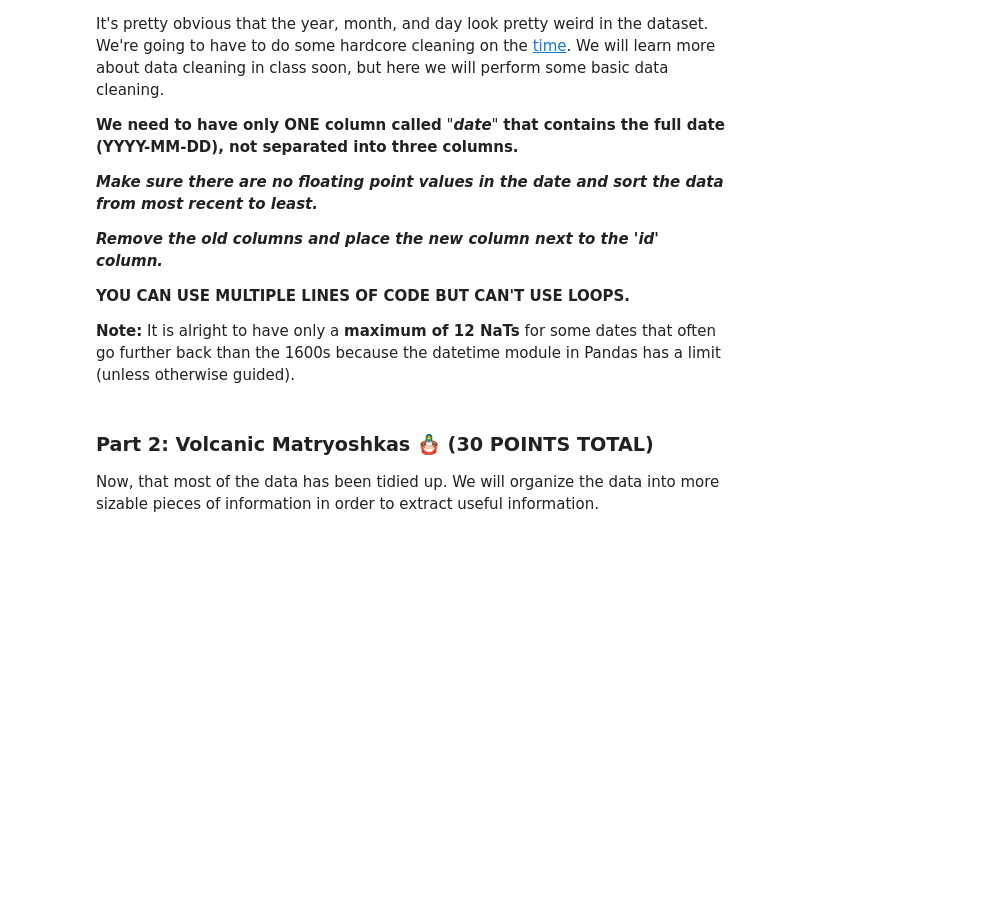
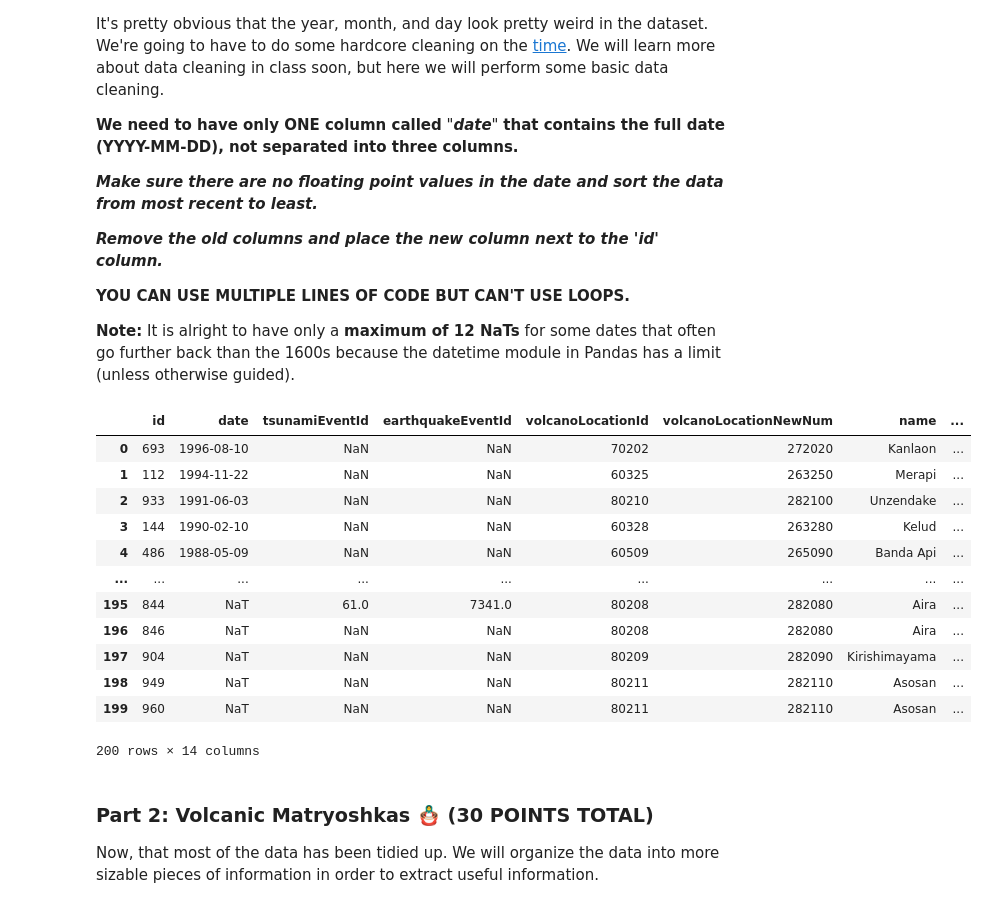
Before and after one commit to lvo123/CMSC320-Assignment-1-Dr.Alam, a Jupyter notebook: CMSC320_HW1_Fall2024.ipynb, the cells around one changed output. Saved outputs shown, nothing was run; the diff lists cells and outputs as text; code cells hidden in the pictures; blank space fills up the shorter version.

```diff
--- a/CMSC320_HW1_Fall2024.ipynb
+++ b/CMSC320_HW1_Fall2024.ipynb
@@ -196,3 +237,40 @@ new_df
+# %%
+# REMOVE THIS COMMENT AND ANSWER STARTING HERE
+# Convert year, month, and day columns to integer, replacing NaNs with 1
+new_df['year'] = new_df['year'].fillna(1).astype(int)
+new_df['month'] = new_df['month'].fillna(1).astype(int)
+new_df['day'] = new_df['day'].fillna(1).astype(int)
+
+# Create the 'date' column by merging year, month, and day
+new_df['date'] = pd.to_datetime(new_df[['year', 'month', 'day']], errors='coerce')
+
+# Drop the old year, month, and day columns
+new_df = new_df.drop(columns=['year', 'month', 'day'])
+
+# Move 'date' column next to 'id'
+columns = list(new_df.columns)
+columns.insert(columns.index('id') + 1, columns.pop(columns.index('date')))
+new_df = new_df[columns]
+
+# Sort by 'date' from most recent to least
+new_df = new_df.sort_values(by='date', ascending=False).reset_index(drop=True)
+
+# KEEP THIS. It will display the whole dataframe.
+new_df
+# %% [output]
+|  | id | date | tsunamiEventId | earthquakeEventId | volcanoLocationId | volcanoLocationNewNum | name | ... |
+| 0 | 693 | 1996-08-10 | NaN | NaN | 70202 | 272020 | Kanlaon | ... |
+| 1 | 112 | 1994-11-22 | NaN | NaN | 60325 | 263250 | Merapi | ... |
+| 2 | 933 | 1991-06-03 | NaN | NaN | 80210 | 282100 | Unzendake | ... |
+| 3 | 144 | 1990-02-10 | NaN | NaN | 60328 | 263280 | Kelud | ... |
+| 4 | 486 | 1988-05-09 | NaN | NaN | 60509 | 265090 | Banda Api | ... |
+| ... | ... | ... | ... | ... | ... | ... | ... | ... |
+| 195 | 844 | NaT | 61.0 | 7341.0 | 80208 | 282080 | Aira | ... |
+| 196 | 846 | NaT | NaN | NaN | 80208 | 282080 | Aira | ... |
+| 197 | 904 | NaT | NaN | NaN | 80209 | 282090 | Kirishimayama | ... |
+| 198 | 949 | NaT | NaN | NaN | 80211 | 282110 | Asosan | ... |
+| 199 | 960 | NaT | NaN | NaN | 80211 | 282110 | Asosan | ... |
+200 rows × 14 columns
 # %% [markdown]
 ### **Part 2: Volcanic Matryoshkas 🪆 (30 POINTS TOTAL)**
 
```
Also changed, not shown: parts of 5 cells of this notebook.
